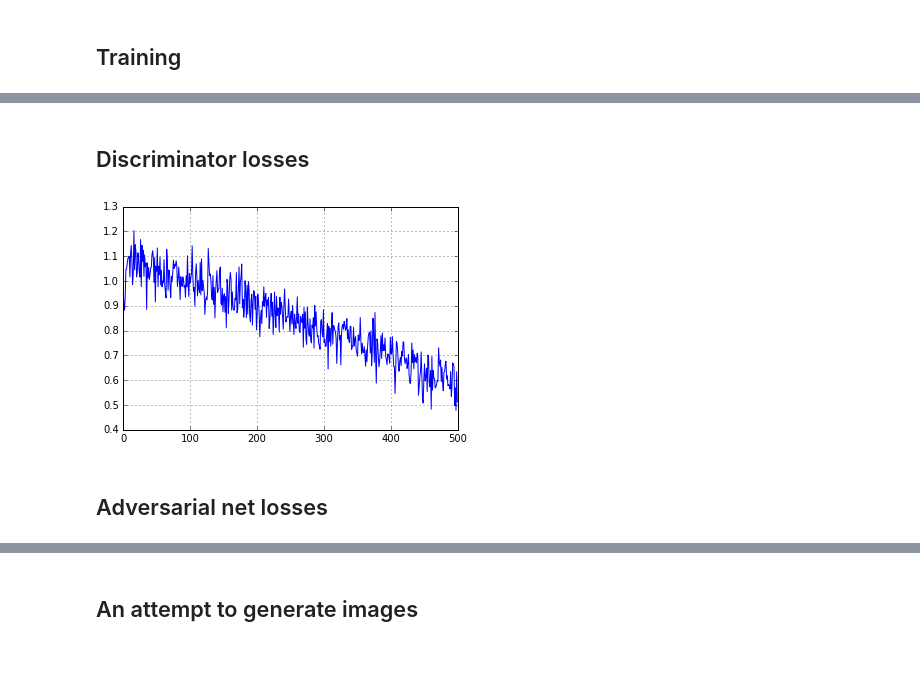
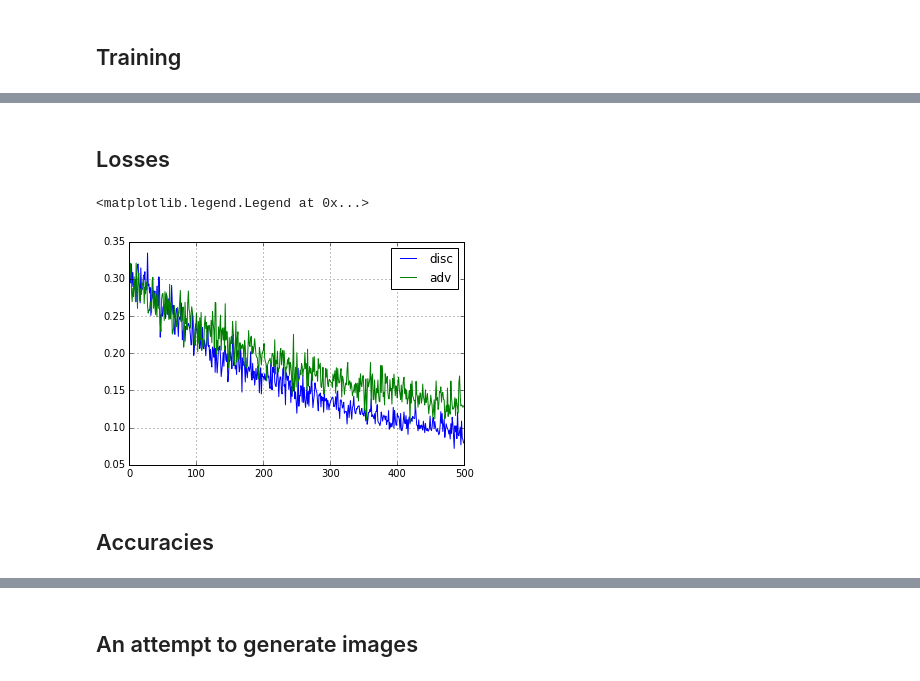
Before and after one commit to robolamp/SleepingCalligrapher, a Jupyter notebook: chars_GAN.ipynb, the cells around one changed output, grey strips where cells are left out. Cells and saved outputs as stored; diff of their text form; code cells hidden in the pictures.

```diff
--- a/chars_GAN.ipynb
+++ b/chars_GAN.ipynb
@@ -160,7 +155,7 @@ _________________________________________________________________
 ## Discriminator
 # %%
 disc_depth = 64
-disc_dropout = 0.7
+disc_dropout = 0.5
 disc_alpha = 0.2
 disc_beta = 0.5
 # %%
@@ -169,7 +164,7 @@ discnet = Sequential()
 # Input
 discnet.add(Conv2D(disc_depth, 5, strides=2, input_shape=(32, 32, 1),
                    padding='same'))
-discnet.add(BatchNormalization(momentum=disc_beta))
+# discnet.add(BatchNormalization(momentum=disc_beta))
 discnet.add(LeakyReLU(alpha=gen_alpha))
 discnet.add(Dropout(disc_dropout))
 
@@ -222,7 +217,7 @@ _________________________________________________________________
 # %%
 discmodel = Sequential()
 discmodel.add(discnet)
-discmodel.compile(loss='binary_crossentropy',
+discmodel.compile(loss='mean_squared_error',
                   optimizer=SGD(lr=0.0002, decay=6e-8),
 #                   optimizer=RMSprop(lr=0.0001, clipvalue=1.0, decay=6e-8),
                   metrics=['accuracy'])
@@ -232,7 +227,7 @@ discmodel.compile(loss='binary_crossentropy',
 advmodel = Sequential()
 advmodel.add(gennet)
 advmodel.add(discnet)
-advmodel.compile(loss='binary_crossentropy',
+advmodel.compile(loss='mean_squared_error',
                  optimizer=SGD(lr=0.0002, decay=3e-8),
 #                  optimizer=RMSprop(lr=0.00005, clipvalue=1.0, decay=3e-8),
                  metrics=['accuracy'])
@@ -303,10 +298,13 @@ for i in range(train_iters):
-# %% [markdown]
-## Discriminator losses
+# %% [markdown]
+## Losses
 # %%
-plt.plot(disc_losses["loss"])
+plt.plot(disc_losses["loss"], label="disc")
+plt.plot(adv_losses["loss"], label="adv")
 plt.grid()
+plt.legend()
 # %% [output]
+<matplotlib.legend.Legend at 0x...>
-[figure, old version]
+[figure, new version]
-# %% [markdown]
-## Adversarial net losses
+# %% [markdown]
+## Accuracies
 # %%
```
Also changed, not shown: parts of 10 cells of this notebook.
